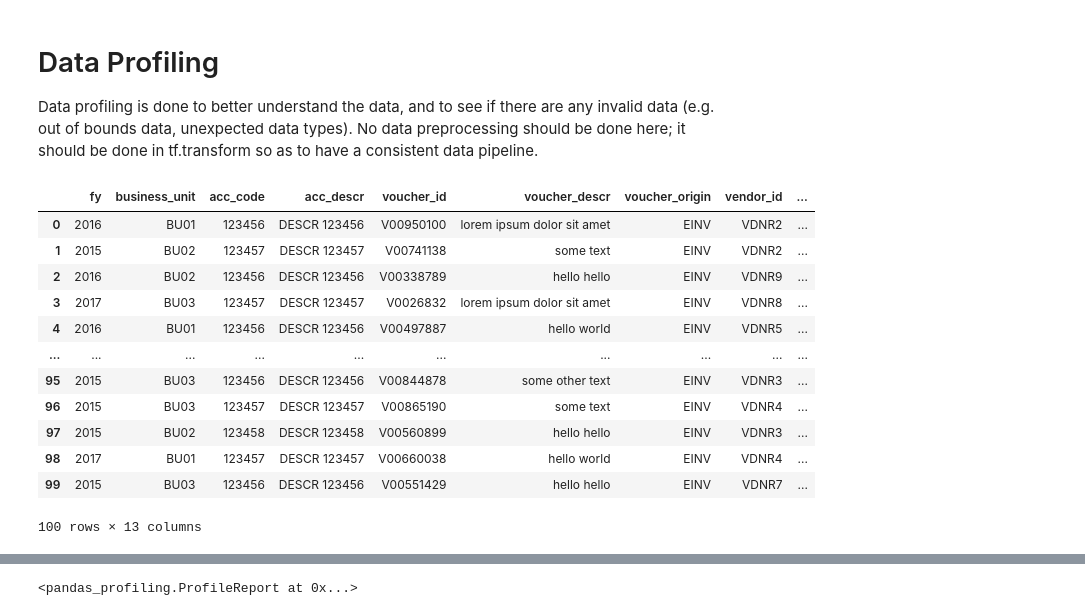
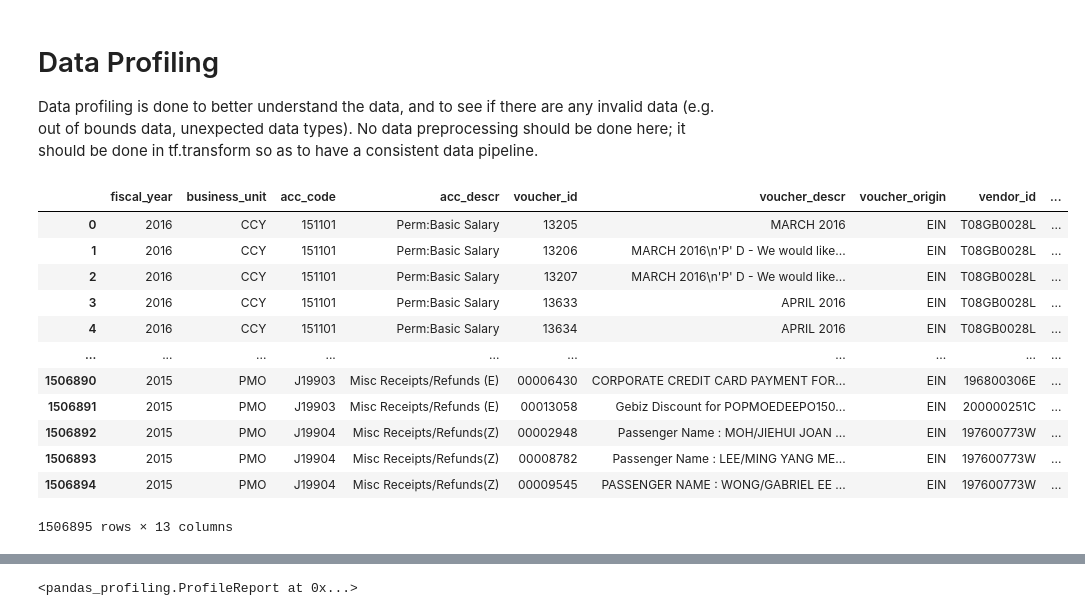
Before and after one commit to awoziji/ml-coa-charging, a Jupyter notebook: 01-data_exploration.ipynb, the cells around one changed output, grey strips where cells are left out. Drawn from its saved outputs; the diff is of its cells as text; code cells hidden in the pictures.

```diff
--- a/01-data_exploration.ipynb
+++ b/01-data_exploration.ipynb
@@ -27,21 +31,27 @@ gcloud config set compute/region $REGION
 # Data Profiling
 Data profiling is done to better understand the data, and to see if there are any invalid data (e.g. out of bounds data, unexpected data types). No data preprocessing should be done here; it should be done in tf.transform so as to have a consistent data pipeline.
 # %%
-files = glob('data/raw/Raw Data for COA classification_einv*.csv')
-df = pd.concat([pd.read_csv(f, usecols=RAW_DATA_COLS) for f in files], ignore_index=True)
+files = glob('data/raw/Raw Data for COA classification2*.csv')
+df = pd.concat([pd.read_csv(
+    f, usecols=RAW_DATA_COLS, quoting=csv.QUOTE_ALL, sep=',', encoding='utf-16'
+    ) for f in files], ignore_index=True)
 df.columns = RENAMED_COLS
+df['payment_voucher_amt'] = df['payment_voucher_amt'] \
+    .str.replace(r'\(([\d,\.]+)\)', r'-\1') \
+    .str.replace(',', '') \
+    .astype(float)
 df
 # %% [output]
-|  | fy | business_unit | acc_code | acc_descr | voucher_id | voucher_descr | voucher_origin | vendor_id | ... |
-| 0 | 2016 | BU01 | 123456 | DESCR 123456 | V00950100 | lorem ipsum dolor sit amet | EINV | VDNR2 | ... |
-| 1 | 2015 | BU02 | 123457 | DESCR 123457 | V00741138 | some text | EINV | VDNR2 | ... |
-| 2 | 2016 | BU02 | 123456 | DESCR 123456 | V00338789 | hello hello | EINV | VDNR9 | ... |
-| 3 | 2017 | BU03 | 123457 | DESCR 123457 | V0026832 | lorem ipsum dolor sit amet | EINV | VDNR8 | ... |
-| 4 | 2016 | BU01 | 123456 | DESCR 123456 | V00497887 | hello world | EINV | VDNR5 | ... |
+|  | fiscal_year | business_unit | acc_code | acc_descr | voucher_id | voucher_descr | voucher_origin | vendor_id | ... |
+| 0 | 2016 | CCY | 151101 | Perm:Basic Salary | 13205 | MARCH 2016 | EIN | T08GB0028L | ... |
+| 1 | 2016 | CCY | 151101 | Perm:Basic Salary | 13206 | MARCH 2016\n'P' D - We would like... | EIN | T08GB0028L | ... |
+| 2 | 2016 | CCY | 151101 | Perm:Basic Salary | 13207 | MARCH 2016\n'P' D - We would like... | EIN | T08GB0028L | ... |
+| 3 | 2016 | CCY | 151101 | Perm:Basic Salary | 13633 | APRIL 2016 | EIN | T08GB0028L | ... |
+| 4 | 2016 | CCY | 151101 | Perm:Basic Salary | 13634 | APRIL 2016 | EIN | T08GB0028L | ... |
 | ... | ... | ... | ... | ... | ... | ... | ... | ... | ... |
-| 95 | 2015 | BU03 | 123456 | DESCR 123456 | V00844878 | some other text | EINV | VDNR3 | ... |
-| 96 | 2015 | BU03 | 123457 | DESCR 123457 | V00865190 | some text | EINV | VDNR4 | ... |
-| 97 | 2015 | BU02 | 123458 | DESCR 123458 | V00560899 | hello hello | EINV | VDNR3 | ... |
-| 98 | 2017 | BU01 | 123457 | DESCR 123457 | V00660038 | hello world | EINV | VDNR4 | ... |
-| 99 | 2015 | BU03 | 123456 | DESCR 123456 | V00551429 | hello hello | EINV | VDNR7 | ... |
+| 1506890 | 2015 | PMO | J19903 | Misc Receipts/Refunds (E) | 00006430 | CORPORATE CREDIT CARD PAYMENT FOR... | EIN | 196800306E | ... |
+| 1506891 | 2015 | PMO | J19903 | Misc Receipts/Refunds (E) | 00013058 | Gebiz Discount for POPMOEDEEPO150... | EIN | 200000251C | ... |
+| 1506892 | 2015 | PMO | J19904 | Misc Receipts/Refunds(Z) | 00002948 | Passenger Name : MOH/JIEHUI JOAN ... | EIN | 197600773W | ... |
+| 1506893 | 2015 | PMO | J19904 | Misc Receipts/Refunds(Z) | 00008782 | Passenger Name : LEE/MING YANG ME... | EIN | 197600773W | ... |
+| 1506894 | 2015 | PMO | J19904 | Misc Receipts/Refunds(Z) | 00009545 | PASSENGER NAME : WONG/GABRIEL EE ... | EIN | 197600773W | ... |
-100 rows × 13 columns
+1506895 rows × 13 columns
```
Also changed, not shown: parts of 3 cells of this notebook, 5 other files.
